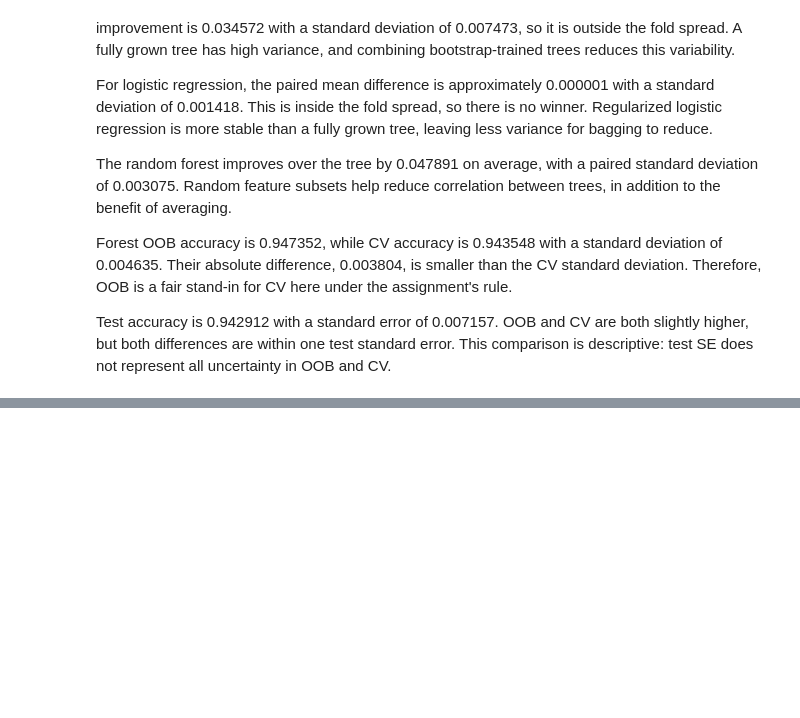
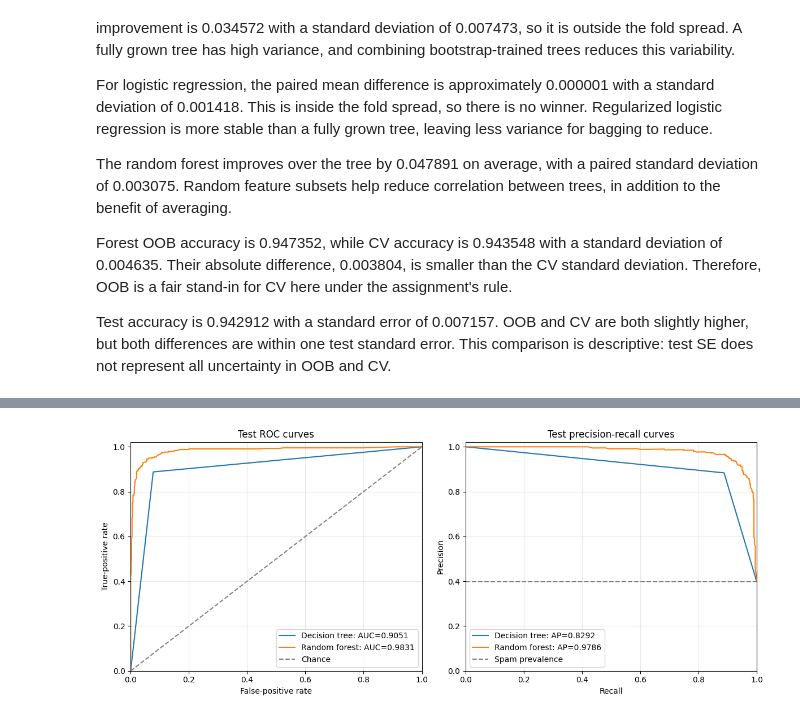
Before and after one commit to baizhanrakhimbek-code/rakhimbek-04-ML-course, a Jupyter notebook: Rakhimbek_task4.ipynb, the cells around one changed output, grey strips where cells are left out. Cells and saved outputs as stored; diff of their text form; code cells hidden in the pictures; blank space fills up the shorter version.

Commit message:
Complete Part 2: curves, threshold and importances

```diff
--- a/Rakhimbek_task4.ipynb
+++ b/Rakhimbek_task4.ipynb
@@ -459,0 +473,85 @@ represent all uncertainty in OOB and CV.
+# %%
+tree_fitted = clone(tree).fit(X_train, y_train)
+
+tree_probability = tree_fitted.predict_proba(X_test)[:, 1]
+forest_probability = rf.predict_proba(X_test)[:, 1]
+
+fig, axes = plt.subplots(1, 2, figsize=(12, 5))
+
+curve_rows = []
+
+for name, probabilities in [
+    ("Decision tree", tree_probability),
+    ("Random forest", forest_probability)
+]:
+    fpr_curve, tpr_curve, _ = roc_curve(
+        y_test,
+        probabilities
+    )
+
+    precision_curve, recall_curve, _ = precision_recall_curve(
+        y_test,
+        probabilities
+    )
+
+    auc = roc_auc_score(y_test, probabilities)
+    ap = average_precision_score(y_test, probabilities)
+
+    curve_rows.append([name, auc, ap])
+
+    axes[0].plot(
+        fpr_curve,
+        tpr_curve,
+        label=f"{name}: AUC={auc:.4f}"
+    )
+
+    axes[1].plot(
+        recall_curve,
+        precision_curve,
+        label=f"{name}: AP={ap:.4f}"
+    )
+
+axes[0].plot(
+    [0, 1],
+    [0, 1],
+    linestyle="--",
+    color="gray",
+    label="Chance"
+)
+
+axes[0].set(
+    xlabel="False-positive rate",
+    ylabel="True-positive rate",
+    title="Test ROC curves"
+)
+
+axes[1].axhline(
+    y_test.mean(),
+    linestyle="--",
+    color="gray",
+    label="Spam prevalence"
+)
+
+axes[1].set(
+    xlabel="Recall",
+    ylabel="Precision",
+    title="Test precision-recall curves"
+)
+
+for ax in axes:
+    ax.legend()
+    ax.grid(alpha=0.3)
+    ax.set_xlim(0, 1)
+    ax.set_ylim(0, 1.02)
+
+plt.tight_layout()
+plt.show()
+
+curve_table = pd.DataFrame(
+    curve_rows,
+    columns=["Model", "ROC AUC", "Average precision"]
+).set_index("Model")
+
+print_table(curve_table)
+# %% [output]
+[figure, added]
```
Also changed, not shown: parts of 5 cells of this notebook.
